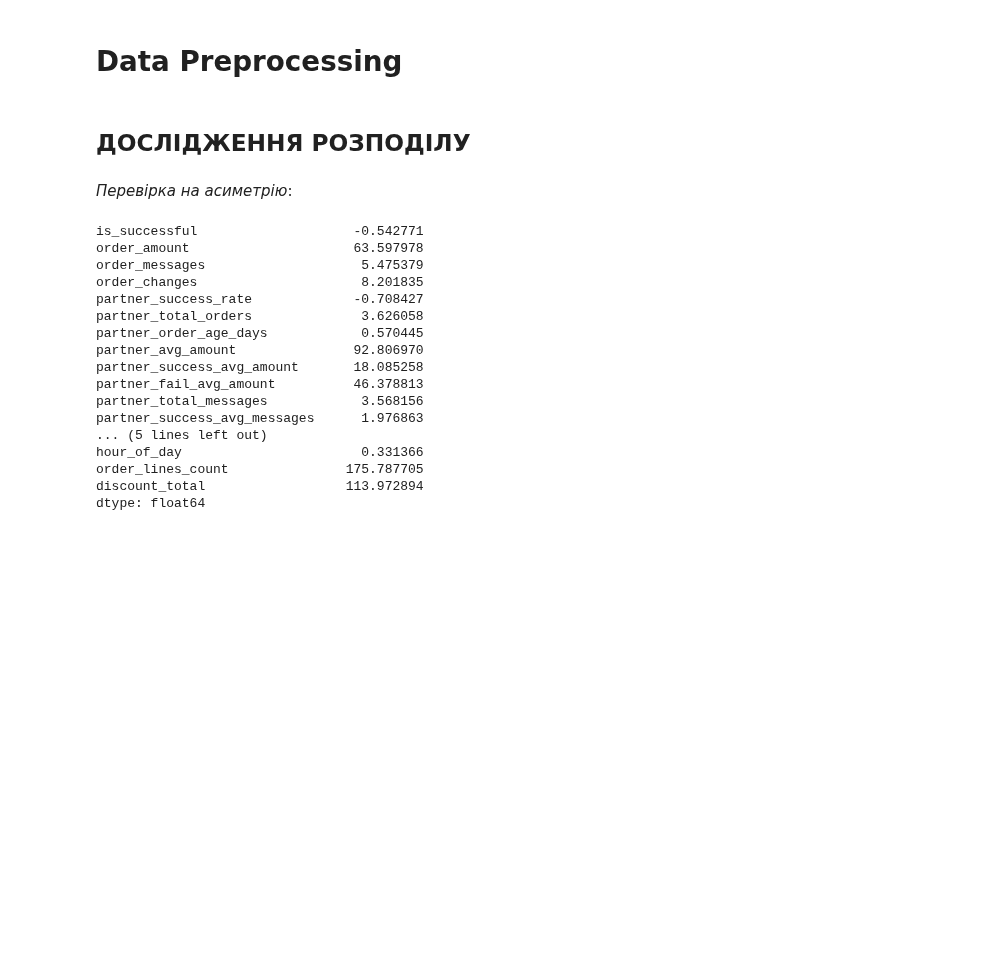
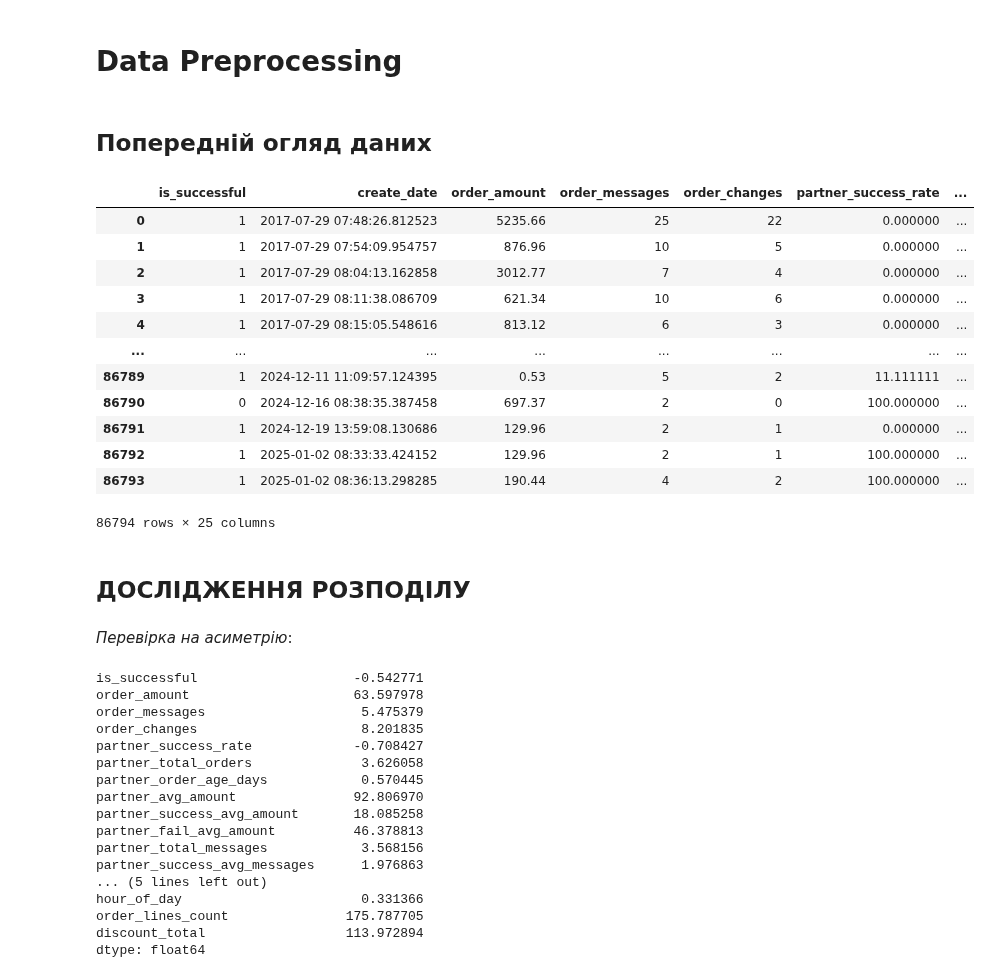
Before and after one commit to SerhiiMiroshnychenko/ScientificCalculations, a Jupyter notebook: PaperS/Paper1/DATA-PREPROCESSING.ipynb, the cells around one changed output. Saved outputs shown, nothing was run; the diff lists cells and outputs as text; code cells hidden in the pictures; blank space fills up the shorter version.

```diff
--- a/PaperS/Paper1/DATA-PREPROCESSING.ipynb
+++ b/PaperS/Paper1/DATA-PREPROCESSING.ipynb
@@ -7,6 +7,24 @@ from sklearn.model_selection import KFold
 from sklearn.preprocessing import RobustScaler
 # %%
 data = pd.read_csv('cleanest_data.csv')
+# %% [markdown]
+## Попередній огляд даних
+# %%
+data
+# %% [output]
+|  | is_successful | create_date | order_amount | order_messages | order_changes | partner_success_rate | ... |
+| 0 | 1 | 2017-07-29 07:48:26.812523 | 5235.66 | 25 | 22 | 0.000000 | ... |
+| 1 | 1 | 2017-07-29 07:54:09.954757 | 876.96 | 10 | 5 | 0.000000 | ... |
+| 2 | 1 | 2017-07-29 08:04:13.162858 | 3012.77 | 7 | 4 | 0.000000 | ... |
+| 3 | 1 | 2017-07-29 08:11:38.086709 | 621.34 | 10 | 6 | 0.000000 | ... |
+| 4 | 1 | 2017-07-29 08:15:05.548616 | 813.12 | 6 | 3 | 0.000000 | ... |
+| ... | ... | ... | ... | ... | ... | ... | ... |
+| 86789 | 1 | 2024-12-11 11:09:57.124395 | 0.53 | 5 | 2 | 11.111111 | ... |
+| 86790 | 0 | 2024-12-16 08:38:35.387458 | 697.37 | 2 | 0 | 100.000000 | ... |
+| 86791 | 1 | 2024-12-19 13:59:08.130686 | 129.96 | 2 | 1 | 0.000000 | ... |
+| 86792 | 1 | 2025-01-02 08:33:33.424152 | 129.96 | 2 | 1 | 100.000000 | ... |
+| 86793 | 1 | 2025-01-02 08:36:13.298285 | 190.44 | 4 | 2 | 100.000000 | ... |
+86794 rows × 25 columns
 # %% [markdown]
 ## ДОСЛІДЖЕННЯ РОЗПОДІЛУ
 # %% [markdown]
```
Also changed, not shown: parts of 1 cell of this notebook.
